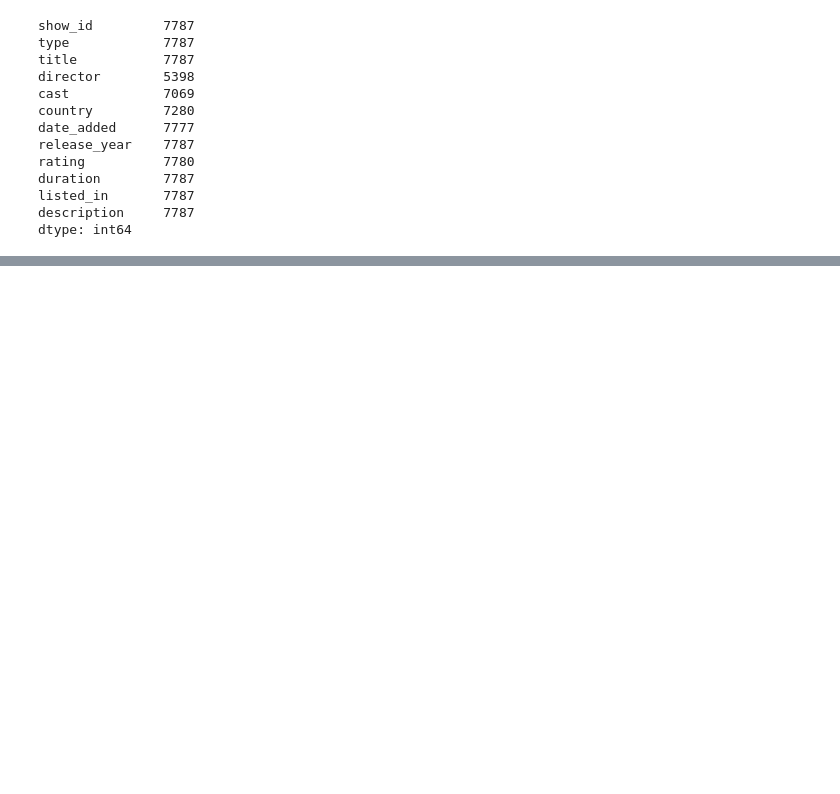
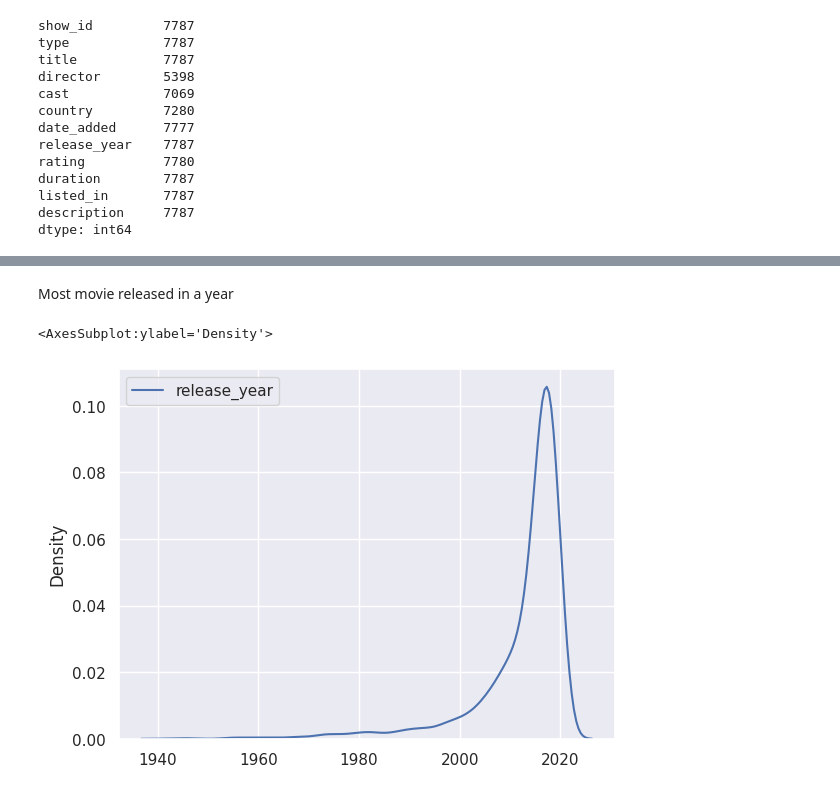
Before and after one commit to vidhik2002/Movie-Recommendation-Netflix, a Jupyter notebook: Recommendation-System.ipynb, the cells around one changed output, grey strips where cells are left out. Saved outputs shown, nothing was run; the diff lists cells and outputs as text; code cells hidden in the pictures; blank space fills up the shorter version.

```diff
--- a/Recommendation-System.ipynb
+++ b/Recommendation-System.ipynb
@@ -36,0 +48,3 @@ netflix_movies=netflix_overall[netflix_overall['type']=='Movie']
+# %%
+netflix_movies.isnull().sum()
+netflix_movies.dropna(inplace=True)
@@ -42,0 +67,8 @@ ax = sns.countplot(x="type", data=netflix_overall, palette = "Set1")
+# %% [markdown]
+Most movie released in a year
+# %%
+sns.set(style="darkgrid")
+sns.kdeplot(data=netflix_movies)
+# %% [output]
+<AxesSubplot:ylabel='Density'>
+[figure, added]
```
Also changed, not shown: parts of 11 cells of this notebook.
